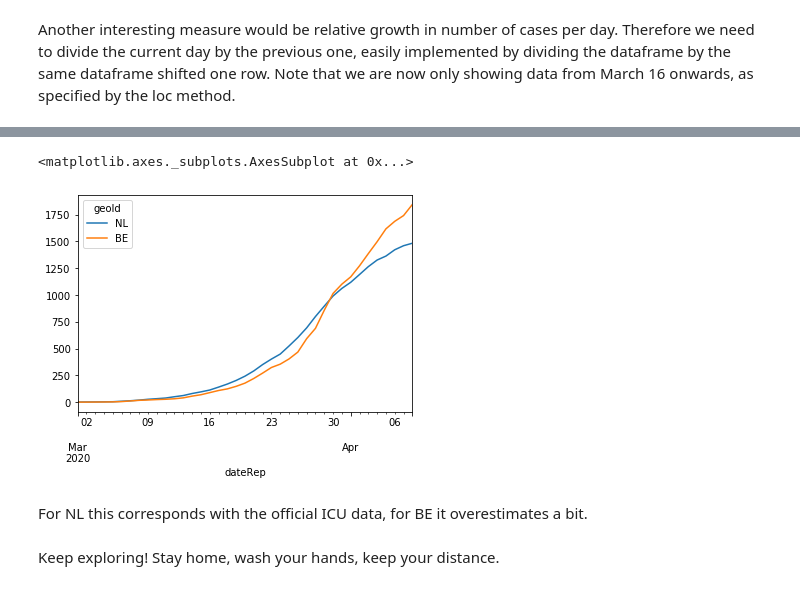
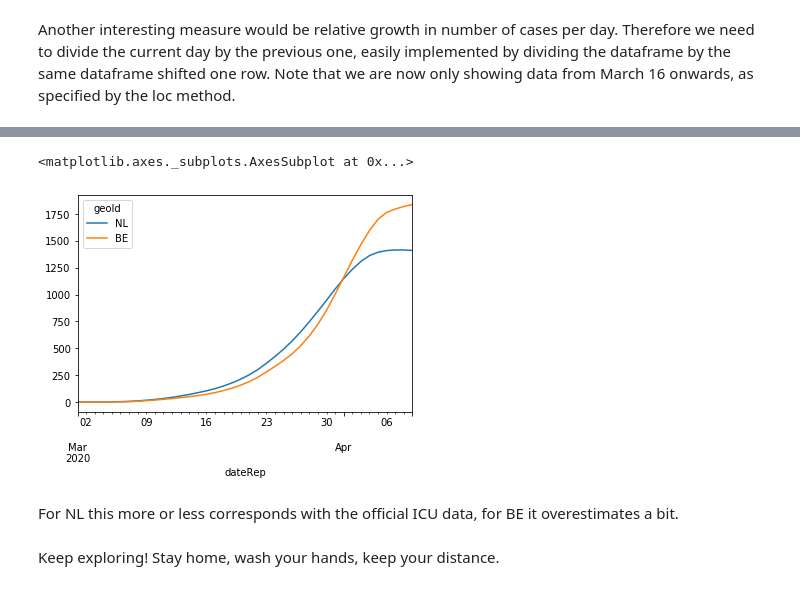
Before and after one commit to R3dje/COVID19, a Jupyter notebook: EUCDC.ipynb, the cells around one changed output, grey strips where cells are left out. Drawn from its saved outputs; the diff is of its cells as text; code cells hidden in the pictures.

```diff
--- a/EUCDC.ipynb
+++ b/EUCDC.ipynb
@@ -160,9 +161,9 @@ Assuming that we see about 10% of currently infected in ICU, we can monitor the
 # %%
-(df_geo[['NL', 'BE']].rolling(15).sum().loc['20200301':] / 10).plot()
+(df_geo[['NL', 'BE']].rolling(14, win_type='triang').sum().loc['20200301':] / 5).plot()
 # %% [output]
 <matplotlib.axes._subplots.AxesSubplot at 0x...>
-[figure, old version]
+[figure, new version]
 # %% [markdown]
-For NL this corresponds with the official ICU data, for BE it overestimates a bit.
+For NL this more or less corresponds with the official ICU data, for BE it overestimates a bit.
 # %% [markdown]
 Keep exploring! Stay home, wash your hands, keep your distance.
```
Also changed, not shown: parts of 15 cells of this notebook, 1 other file.
